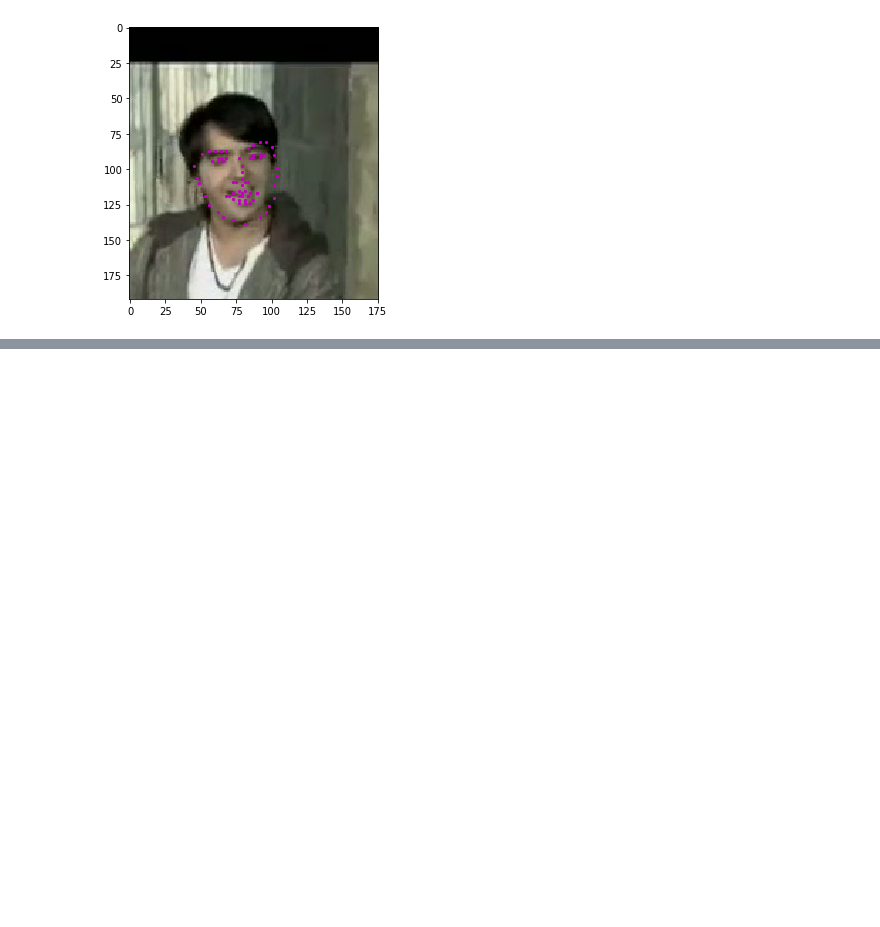
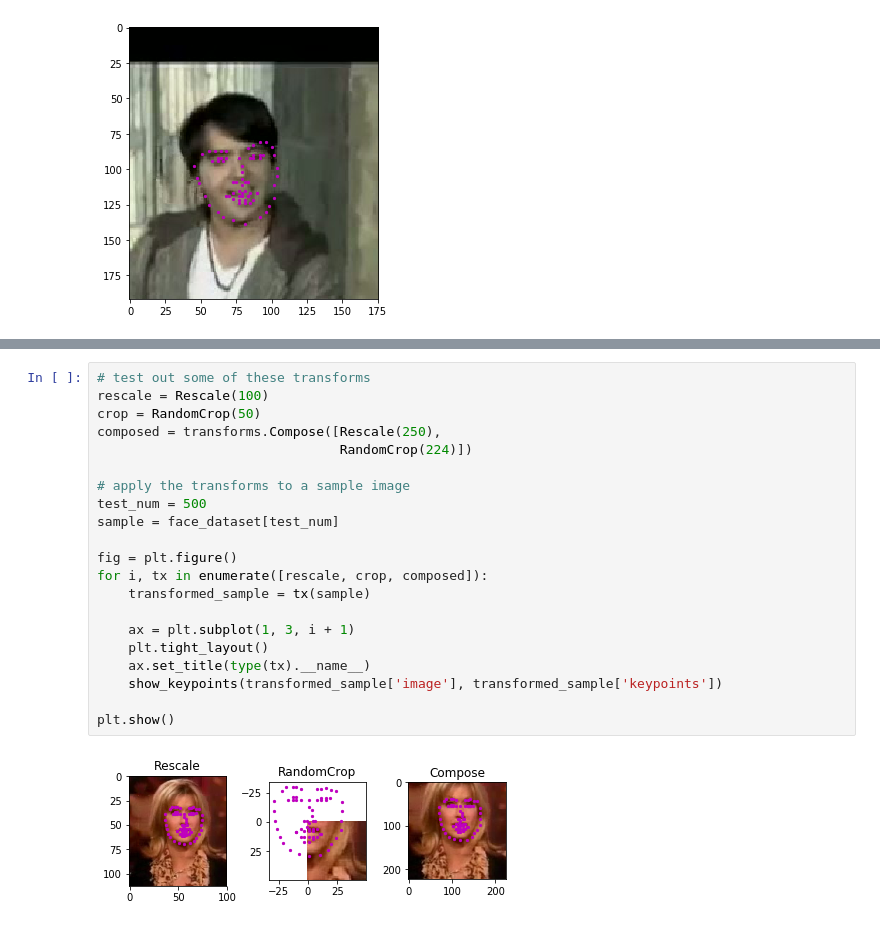
Before and after one commit to kapilchandorikar/FacialKeypointDetection, a Jupyter notebook: 1. Load and Visualize Data.ipynb, the cells around one changed output, grey strips where cells are left out. Drawn from its saved outputs; the diff is of its cells as text; blank space fills up the shorter version.

```diff
--- a/1. Load and Visualize Data.ipynb
+++ b/1. Load and Visualize Data.ipynb
@@ -112,0 +361,23 @@ plt.show()
+# %%
+# test out some of these transforms
+rescale = Rescale(100)
+crop = RandomCrop(50)
+composed = transforms.Compose([Rescale(250),
+                               RandomCrop(224)])
+
+# apply the transforms to a sample image
+test_num = 500
+sample = face_dataset[test_num]
+
+fig = plt.figure()
+for i, tx in enumerate([rescale, crop, composed]):
+    transformed_sample = tx(sample)
+
+    ax = plt.subplot(1, 3, i + 1)
+    plt.tight_layout()
+    ax.set_title(type(tx).__name__)
+    show_keypoints(transformed_sample['image'], transformed_sample['keypoints'])
+
+plt.show()
+# %% [output]
+[figure, added]
```
Also changed, not shown: parts of 8 cells of this notebook.
